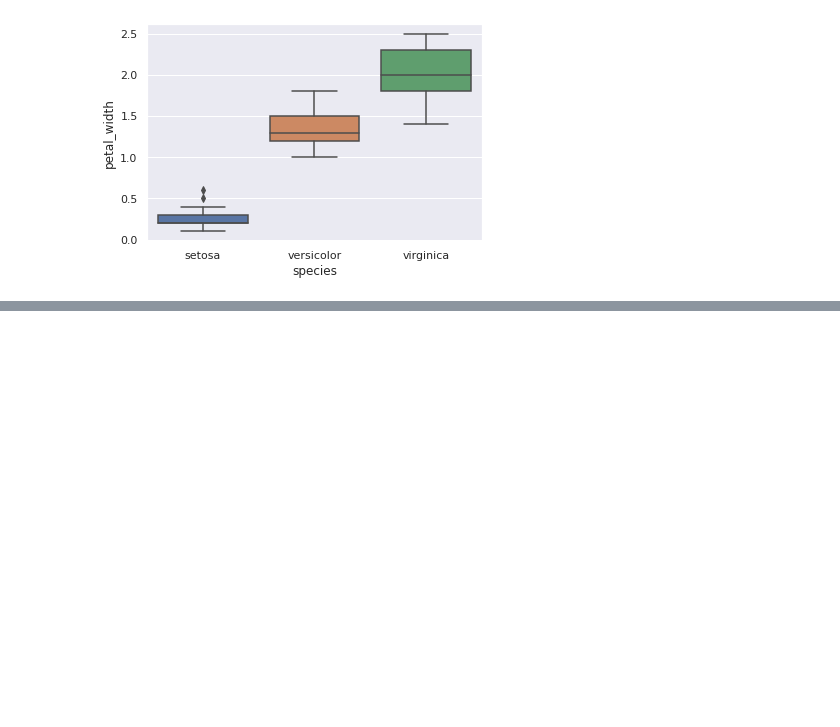
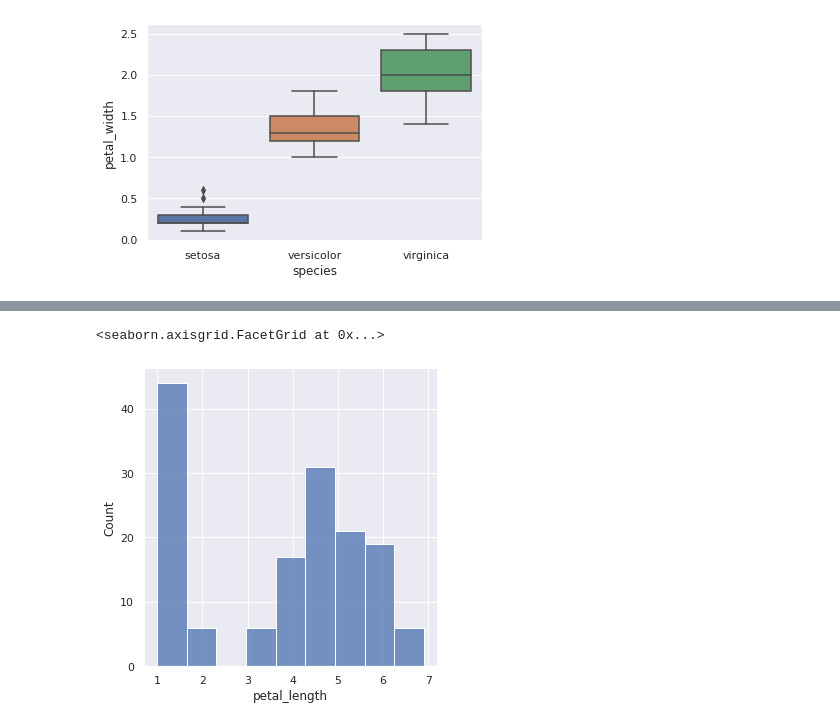
Before and after one commit to AkshadC/AI_ML, a Jupyter notebook: DSBDA/Assignment10.ipynb, the cells around one changed output, grey strips where cells are left out. Saved outputs shown, nothing was run; the diff lists cells and outputs as text; code cells hidden in the pictures; blank space fills up the shorter version.

```diff
--- a/DSBDA/Assignment10.ipynb
+++ b/DSBDA/Assignment10.ipynb
@@ -175,0 +108,5 @@ plt. show()
+# %%
+sns.displot(data['petal_length'])
+# %% [output]
+<seaborn.axisgrid.FacetGrid at 0x...>
+[figure, added]
```
Also changed, not shown: parts of 15 cells of this notebook.
